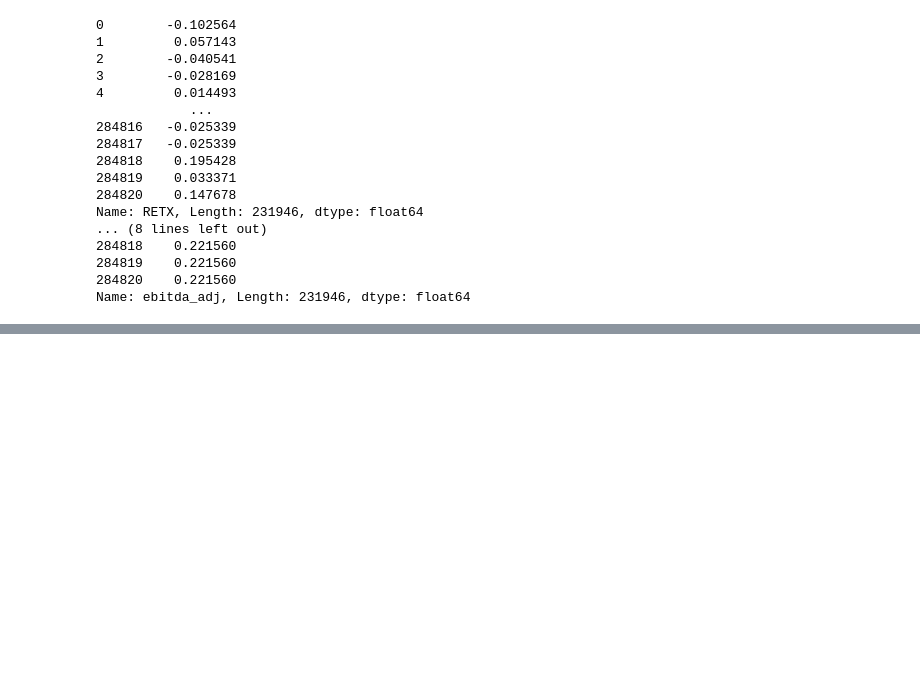
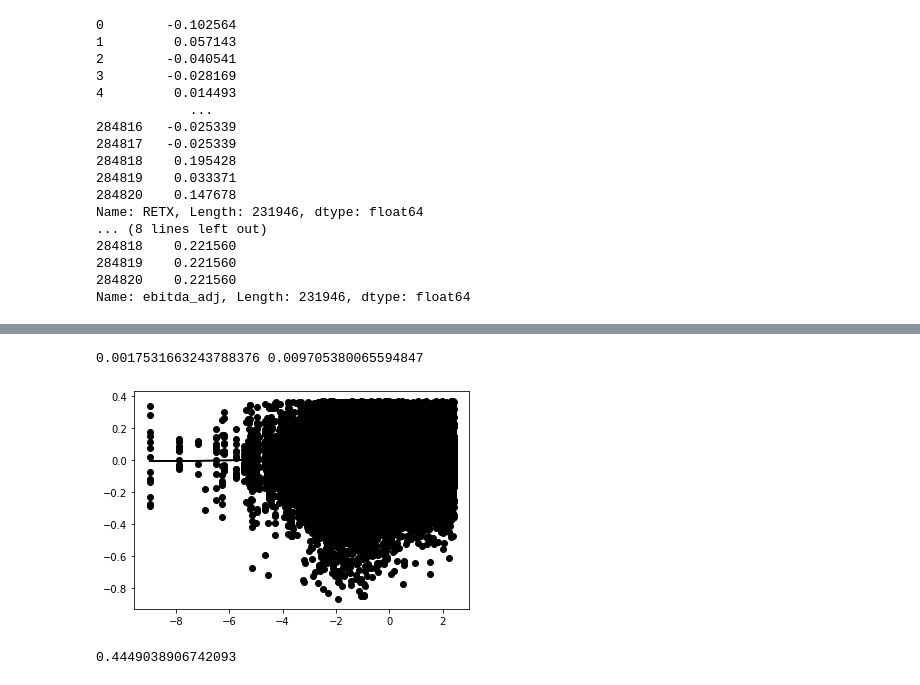
Before and after one commit to tsherman181/FIN427P1, a Jupyter notebook: FIN 427 Project 1.ipynb, the cells around one changed output, grey strips where cells are left out. Cells and saved outputs as stored; diff of their text form; code cells hidden in the pictures; blank space fills up the shorter version.

```diff
--- a/FIN 427 Project 1.ipynb
+++ b/FIN 427 Project 1.ipynb
@@ -281,0 +282,16 @@ Reshape your data either using array.reshape(-1, 1) if your data has a single fe
+# %%
+merge_df = pd.read_csv('merged.csv')
+# %%
+import statsmodels.api as sm
+from sklearn.preprocessing import StandardScaler
+x = sm.add_constant(x)
+x = StandardScaler().fit_transform(x)
+df_adj = merge_df[merge_df['ebitda_adj'] > 0]
+df_adj = df_adj[df_adj['ebitda_adj'] < df_adj['ebitda_adj'].quantile(0.95)]
+df_adj = df_adj[df_adj['RETX'] < df_adj['RETX'].quantile(0.99)]
+y = df_adj['RETX'] #abnormal returns
+x = df_adj['ebitda_adj']
+model = sm.OLS(y,x).fit()
+print(model.summary())
+print("OLS Coefficient: ", model.params)
+print("OLS R_squred: ", model.rsquared)
@@ -281,0 +316,18 @@ Reshape your data either using array.reshape(-1, 1) if your data has a single fe
+# %%
+import matplotlib.pyplot as plt
+
+x = df_adj['ebitda_adj']
+x = np.log(x)
+y = y
+
+plt.scatter(x.tolist(), y.tolist(), color='black')
+np.max(x1)
+a, b = np.polyfit(x, y, 1)
+plt.plot(x, a*x + b, color='black')
+print(a, b)
+plt.show()
+len(df_adj[df_adj["RETX"] < 0])/len(df_adj)
+# %% [output]
+0.0017531663243788376 0.009705380065594847
+[figure, added]
+0.4449038906742093
```
Also changed, not shown: parts of 3 cells of this notebook.
